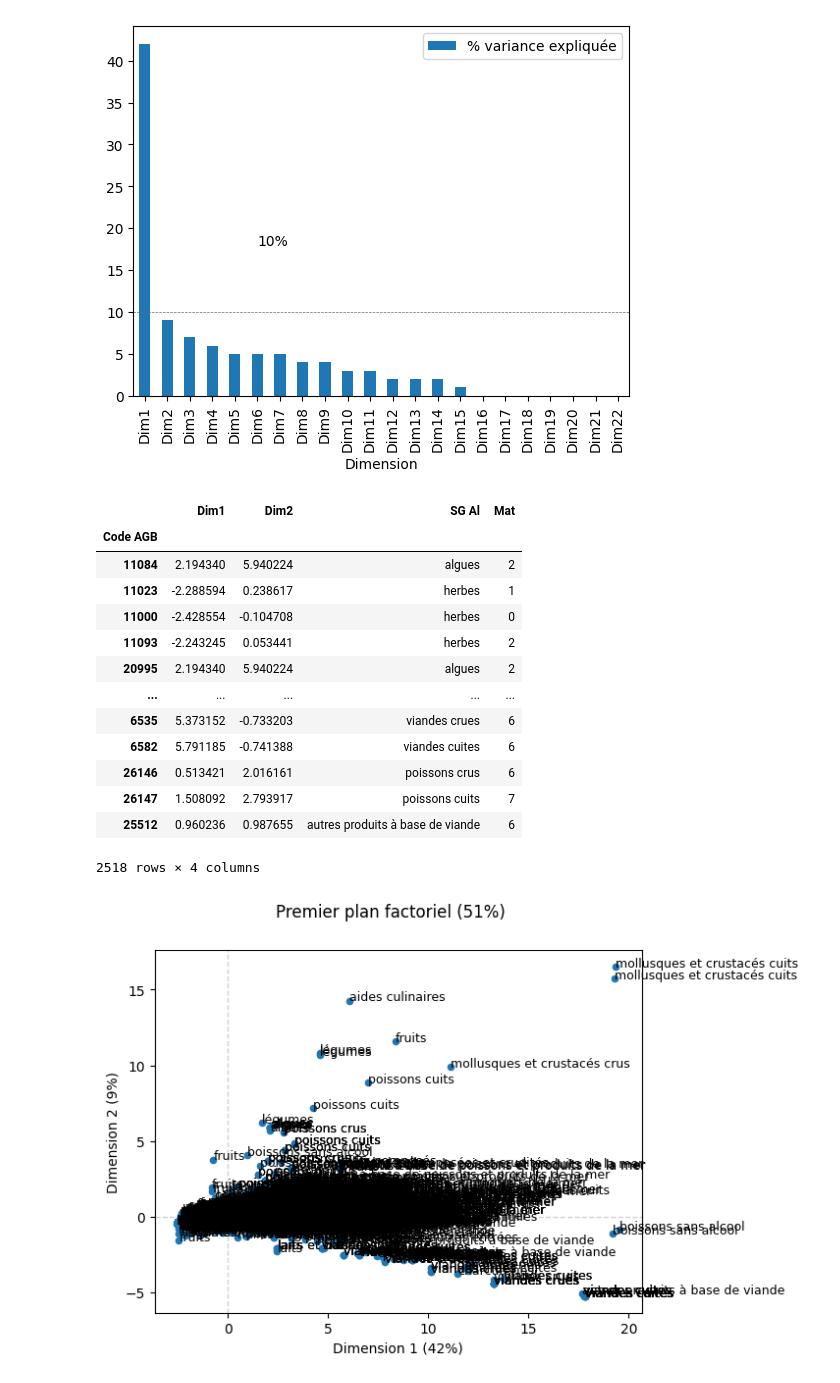
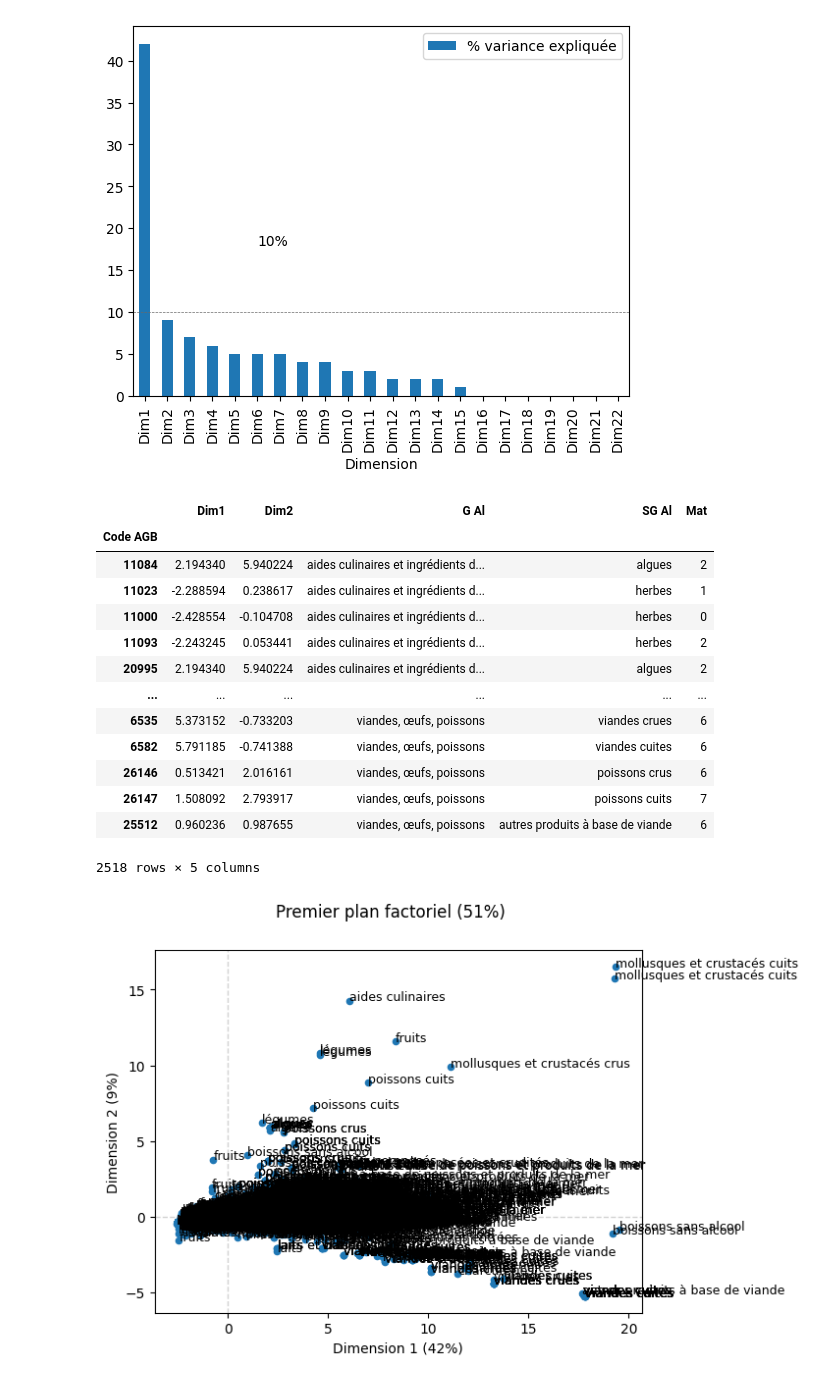
Before and after one commit to antoinebnm/PTS-Data, a Jupyter notebook: goodDatas.ipynb, the cells around one changed output. Saved outputs shown, nothing was run; the diff lists cells and outputs as text; code cells hidden in the pictures.

```diff
--- a/goodDatas.ipynb
+++ b/goodDatas.ipynb
@@ -335,29 +369,30 @@ db_pca = pca.transform(scaled_db)
 # %%
 # Transformation en DataFrame pandas
 data_pca_df = pd.DataFrame({
     "Dim1" : db_pca[:,0],
     "Dim2" : db_pca[:,1],
+    "G Al" : dataCopy["Groupe d'aliment"],
     "SG Al" : dataCopy["Sous-groupe d'aliment"],
     "Mat" : dataCopy["Matériau d'emballage"],
 })
 
 # Résultat
 data_pca_df
 # %% [output]
-|  | Dim1 | Dim2 | SG Al | Mat |
-| Code AGB |  |  |  |  |
-| 11084 | 2.194340 | 5.940224 | algues | 2 |
-| 11023 | -2.288594 | 0.238617 | herbes | 1 |
-| 11000 | -2.428554 | -0.104708 | herbes | 0 |
-| 11093 | -2.243245 | 0.053441 | herbes | 2 |
-| 20995 | 2.194340 | 5.940224 | algues | 2 |
-| ... | ... | ... | ... | ... |
-| 6535 | 5.373152 | -0.733203 | viandes crues | 6 |
-| 6582 | 5.791185 | -0.741388 | viandes cuites | 6 |
-| 26146 | 0.513421 | 2.016161 | poissons crus | 6 |
-| 26147 | 1.508092 | 2.793917 | poissons cuits | 7 |
-| 25512 | 0.960236 | 0.987655 | autres produits à base de viande | 6 |
+|  | Dim1 | Dim2 | G Al | SG Al | Mat |
+| Code AGB |  |  |  |  |  |
+| 11084 | 2.194340 | 5.940224 | aides culinaires et ingrédients d... | algues | 2 |
+| 11023 | -2.288594 | 0.238617 | aides culinaires et ingrédients d... | herbes | 1 |
+| 11000 | -2.428554 | -0.104708 | aides culinaires et ingrédients d... | herbes | 0 |
+| 11093 | -2.243245 | 0.053441 | aides culinaires et ingrédients d... | herbes | 2 |
+| 20995 | 2.194340 | 5.940224 | aides culinaires et ingrédients d... | algues | 2 |
+| ... | ... | ... | ... | ... | ... |
+| 6535 | 5.373152 | -0.733203 | viandes, œufs, poissons | viandes crues | 6 |
+| 6582 | 5.791185 | -0.741388 | viandes, œufs, poissons | viandes cuites | 6 |
+| 26146 | 0.513421 | 2.016161 | viandes, œufs, poissons | poissons crus | 6 |
+| 26147 | 1.508092 | 2.793917 | viandes, œufs, poissons | poissons cuits | 7 |
+| 25512 | 0.960236 | 0.987655 | viandes, œufs, poissons | autres produits à base de viande | 6 |
-2518 rows × 4 columns
+2518 rows × 5 columns
 # %%
 # utilisation de subplots nécessaire car annotation du graphique
 fig, ax = plt.subplots()
```
Also changed, not shown: parts of 7 cells of this notebook.
